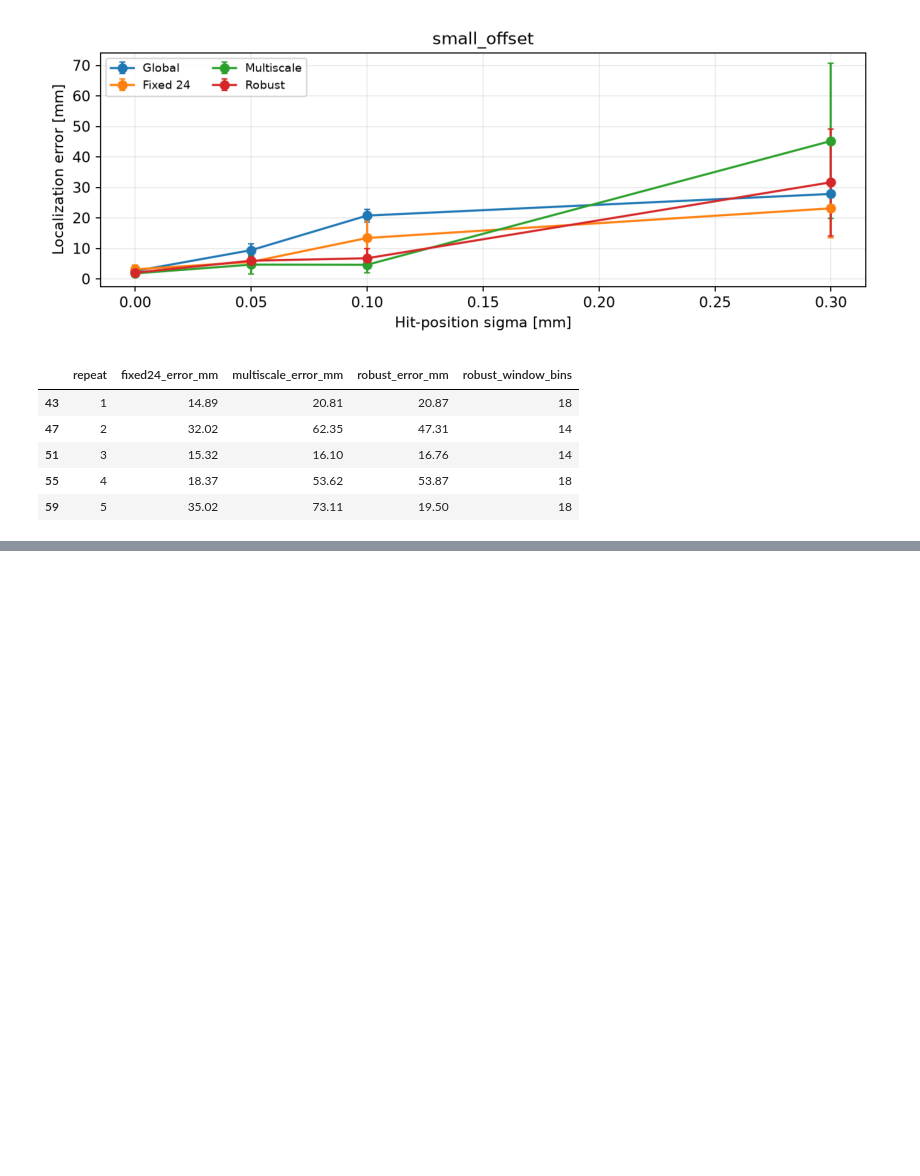
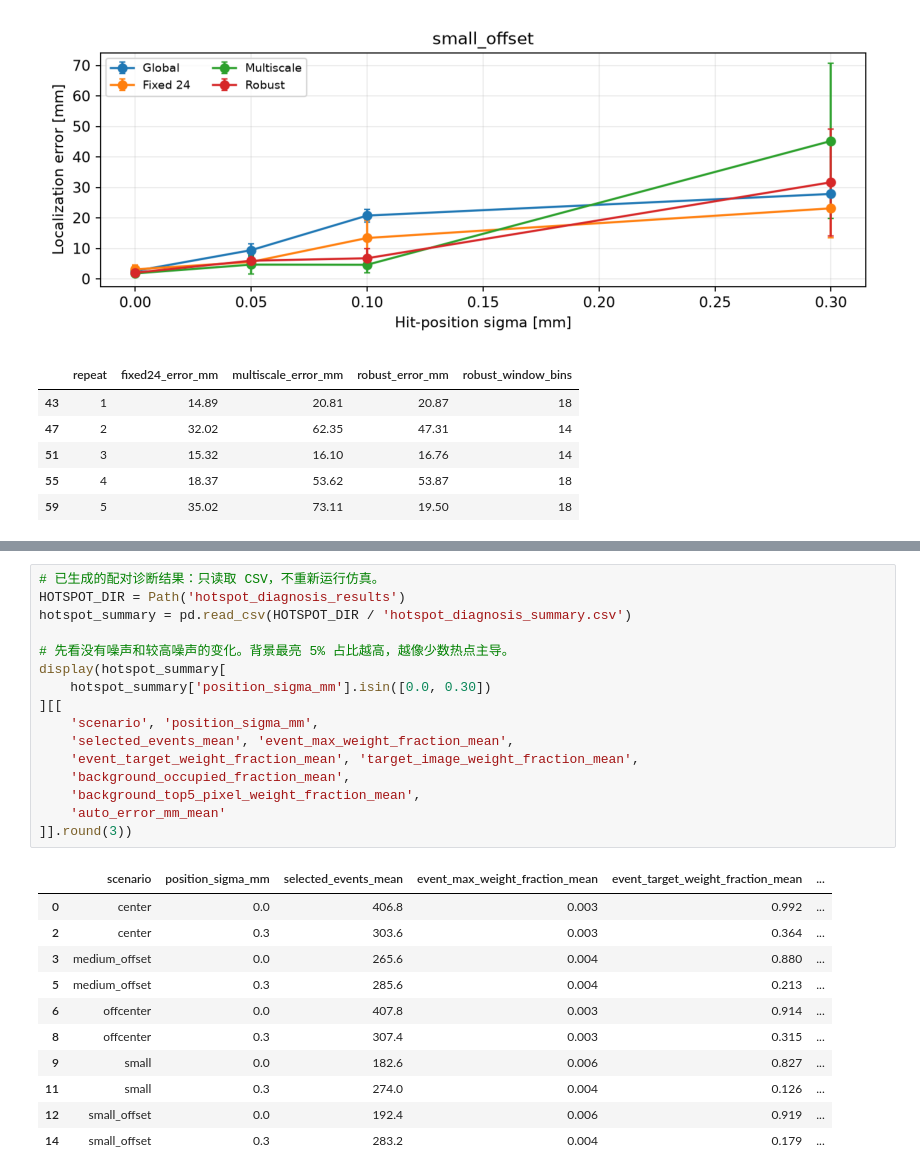
Before and after one commit to Xuyysy/muon-imaging-reconstruction, a Jupyter notebook: muon_analysis/analysis.ipynb, the cells around one changed output, grey strips where cells are left out. Saved outputs shown, nothing was run; the diff lists cells and outputs as text; blank space fills up the shorter version.

```diff
--- a/muon_analysis/analysis.ipynb
+++ b/muon_analysis/analysis.ipynb
@@ -1169,0 +1176,28 @@ display(holdout_repeats[
+# %%
+# 已生成的配对诊断结果：只读取 CSV，不重新运行仿真。
+HOTSPOT_DIR = Path('hotspot_diagnosis_results')
+hotspot_summary = pd.read_csv(HOTSPOT_DIR / 'hotspot_diagnosis_summary.csv')
+
+# 先看没有噪声和较高噪声的变化。背景最亮 5% 占比越高，越像少数热点主导。
+display(hotspot_summary[
+    hotspot_summary['position_sigma_mm'].isin([0.0, 0.30])
+][[
+    'scenario', 'position_sigma_mm',
+    'selected_events_mean', 'event_max_weight_fraction_mean',
+    'event_target_weight_fraction_mean', 'target_image_weight_fraction_mean',
+    'background_occupied_fraction_mean',
+    'background_top5_pixel_weight_fraction_mean',
+    'auto_error_mm_mean'
+]].round(3))
+# %% [output]
+|  | scenario | position_sigma_mm | selected_events_mean | event_max_weight_fraction_mean | event_target_weight_fraction_mean | ... |
+| 0 | center | 0.0 | 406.8 | 0.003 | 0.992 | ... |
+| 2 | center | 0.3 | 303.6 | 0.003 | 0.364 | ... |
+| 3 | medium_offset | 0.0 | 265.6 | 0.004 | 0.880 | ... |
+| 5 | medium_offset | 0.3 | 285.6 | 0.004 | 0.213 | ... |
+| 6 | offcenter | 0.0 | 407.8 | 0.003 | 0.914 | ... |
+| 8 | offcenter | 0.3 | 307.4 | 0.003 | 0.315 | ... |
+| 9 | small | 0.0 | 182.6 | 0.006 | 0.827 | ... |
+| 11 | small | 0.3 | 274.0 | 0.004 | 0.126 | ... |
+| 12 | small_offset | 0.0 | 192.4 | 0.006 | 0.919 | ... |
+| 14 | small_offset | 0.3 | 283.2 | 0.004 | 0.179 | ... |
```
Also changed, not shown: parts of 7 cells of this notebook, 11 other files.
